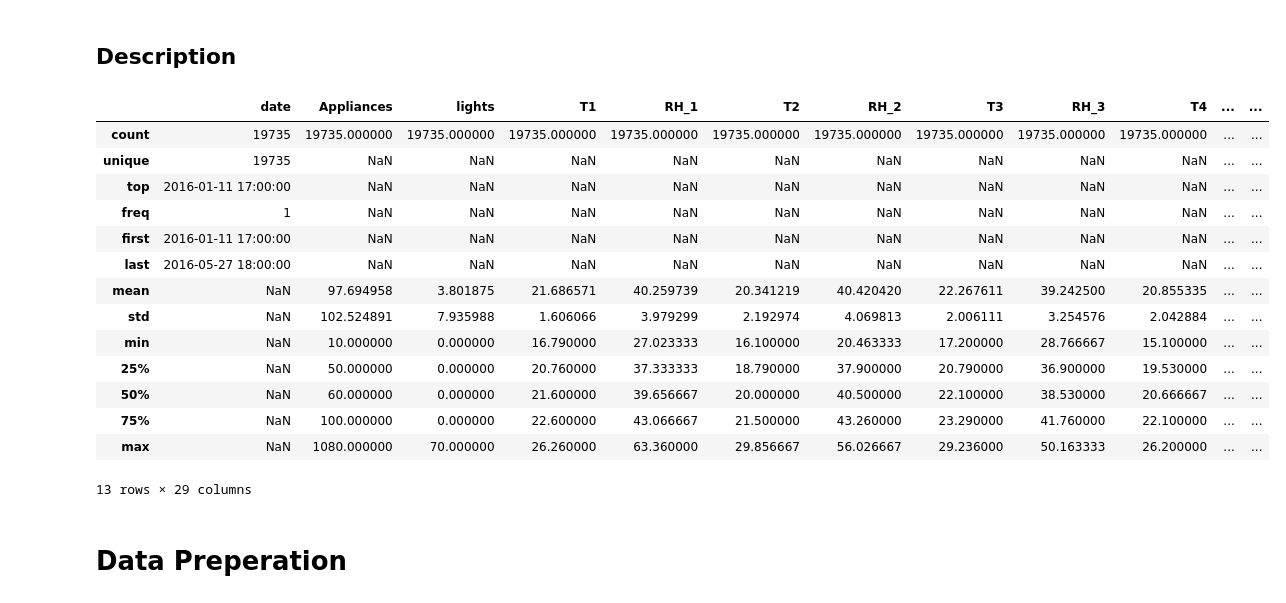
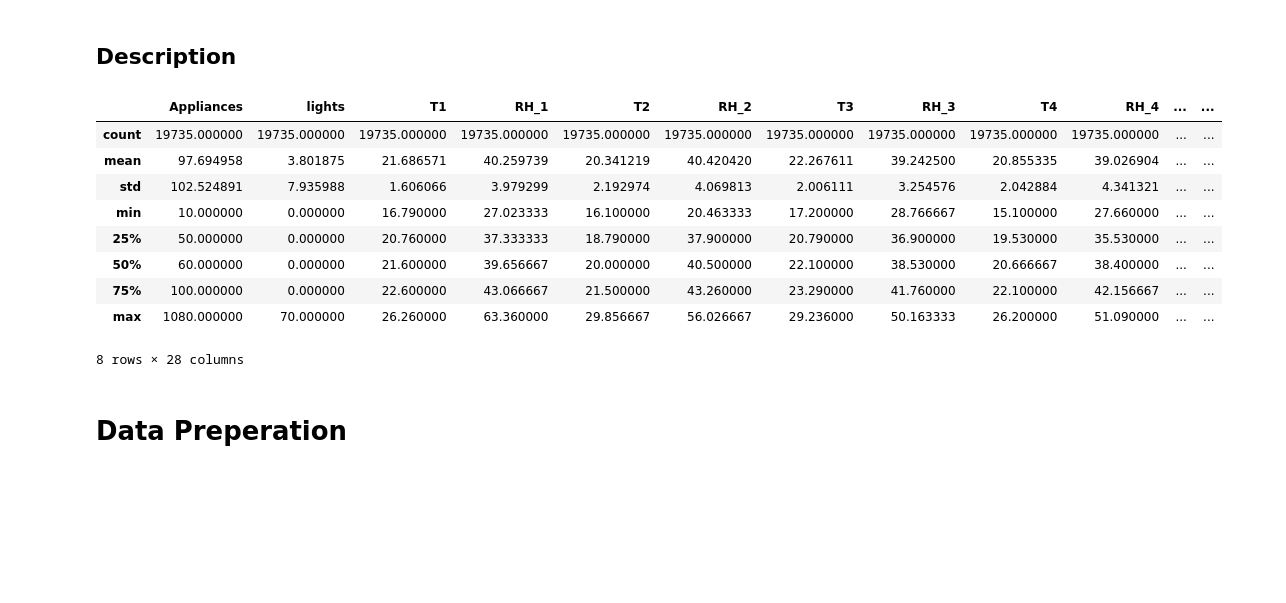
Before and after one commit to deborahmasibo/Hamoye, a Jupyter notebook: Predicting_Energy_Efficiency_of_Buildings.ipynb, the cells around one changed output. Cells and saved outputs as stored; diff of their text form; code cells hidden in the pictures; blank space fills up the shorter version.

```diff
--- a/Predicting_Energy_Efficiency_of_Buildings.ipynb
+++ b/Predicting_Energy_Efficiency_of_Buildings.ipynb
@@ -77,23 +77,18 @@ memory usage: 4.4 MB
 ## Description
 # %%
 # Dataset description
-energy.describe(include = 'all')
+energy.describe()
 # %% [output]
-|  | date | Appliances | lights | T1 | RH_1 | T2 | RH_2 | T3 | RH_3 | T4 | ... | ... |
-| count | 19735 | 19735.000000 | 19735.000000 | 19735.000000 | 19735.000000 | 19735.000000 | 19735.000000 | 19735.000000 | 19735.000000 | 19735.000000 | ... | ... |
-| unique | 19735 | NaN | NaN | NaN | NaN | NaN | NaN | NaN | NaN | NaN | ... | ... |
-| top | 2016-01-11 17:00:00 | NaN | NaN | NaN | NaN | NaN | NaN | NaN | NaN | NaN | ... | ... |
-| freq | 1 | NaN | NaN | NaN | NaN | NaN | NaN | NaN | NaN | NaN | ... | ... |
-| first | 2016-01-11 17:00:00 | NaN | NaN | NaN | NaN | NaN | NaN | NaN | NaN | NaN | ... | ... |
-| last | 2016-05-27 18:00:00 | NaN | NaN | NaN | NaN | NaN | NaN | NaN | NaN | NaN | ... | ... |
-| mean | NaN | 97.694958 | 3.801875 | 21.686571 | 40.259739 | 20.341219 | 40.420420 | 22.267611 | 39.242500 | 20.855335 | ... | ... |
-| std | NaN | 102.524891 | 7.935988 | 1.606066 | 3.979299 | 2.192974 | 4.069813 | 2.006111 | 3.254576 | 2.042884 | ... | ... |
-| min | NaN | 10.000000 | 0.000000 | 16.790000 | 27.023333 | 16.100000 | 20.463333 | 17.200000 | 28.766667 | 15.100000 | ... | ... |
-| 25% | NaN | 50.000000 | 0.000000 | 20.760000 | 37.333333 | 18.790000 | 37.900000 | 20.790000 | 36.900000 | 19.530000 | ... | ... |
-| 50% | NaN | 60.000000 | 0.000000 | 21.600000 | 39.656667 | 20.000000 | 40.500000 | 22.100000 | 38.530000 | 20.666667 | ... | ... |
-| 75% | NaN | 100.000000 | 0.000000 | 22.600000 | 43.066667 | 21.500000 | 43.260000 | 23.290000 | 41.760000 | 22.100000 | ... | ... |
-| max | NaN | 1080.000000 | 70.000000 | 26.260000 | 63.360000 | 29.856667 | 56.026667 | 29.236000 | 50.163333 | 26.200000 | ... | ... |
+|  | Appliances | lights | T1 | RH_1 | T2 | RH_2 | T3 | RH_3 | T4 | RH_4 | ... | ... |
+| count | 19735.000000 | 19735.000000 | 19735.000000 | 19735.000000 | 19735.000000 | 19735.000000 | 19735.000000 | 19735.000000 | 19735.000000 | 19735.000000 | ... | ... |
+| mean | 97.694958 | 3.801875 | 21.686571 | 40.259739 | 20.341219 | 40.420420 | 22.267611 | 39.242500 | 20.855335 | 39.026904 | ... | ... |
+| std | 102.524891 | 7.935988 | 1.606066 | 3.979299 | 2.192974 | 4.069813 | 2.006111 | 3.254576 | 2.042884 | 4.341321 | ... | ... |
+| min | 10.000000 | 0.000000 | 16.790000 | 27.023333 | 16.100000 | 20.463333 | 17.200000 | 28.766667 | 15.100000 | 27.660000 | ... | ... |
+| 25% | 50.000000 | 0.000000 | 20.760000 | 37.333333 | 18.790000 | 37.900000 | 20.790000 | 36.900000 | 19.530000 | 35.530000 | ... | ... |
+| 50% | 60.000000 | 0.000000 | 21.600000 | 39.656667 | 20.000000 | 40.500000 | 22.100000 | 38.530000 | 20.666667 | 38.400000 | ... | ... |
+| 75% | 100.000000 | 0.000000 | 22.600000 | 43.066667 | 21.500000 | 43.260000 | 23.290000 | 41.760000 | 22.100000 | 42.156667 | ... | ... |
+| max | 1080.000000 | 70.000000 | 26.260000 | 63.360000 | 29.856667 | 56.026667 | 29.236000 | 50.163333 | 26.200000 | 51.090000 | ... | ... |
-13 rows × 29 columns
+8 rows × 28 columns
 # %% [markdown]
 # Data Preperation
 # %% [markdown]
```
